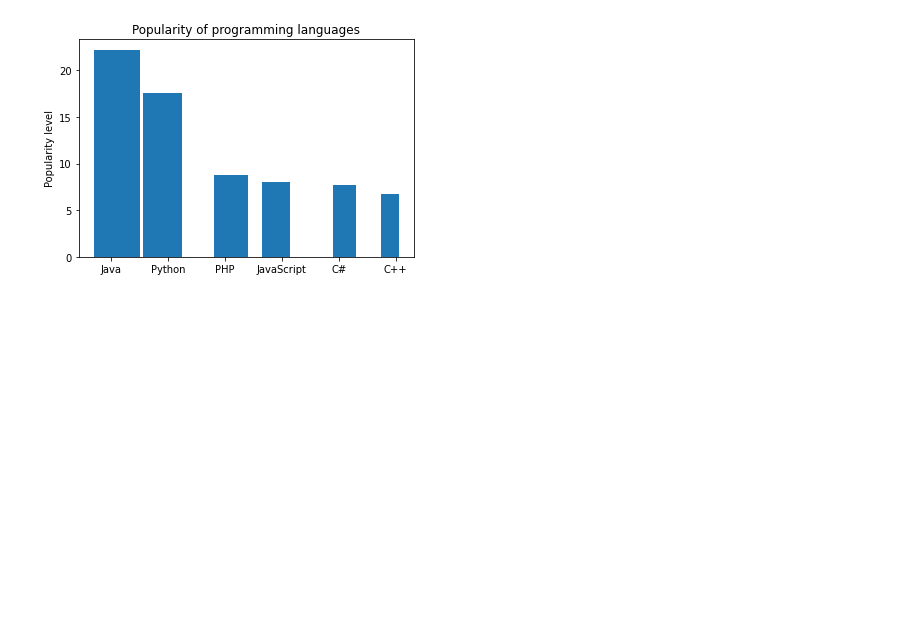
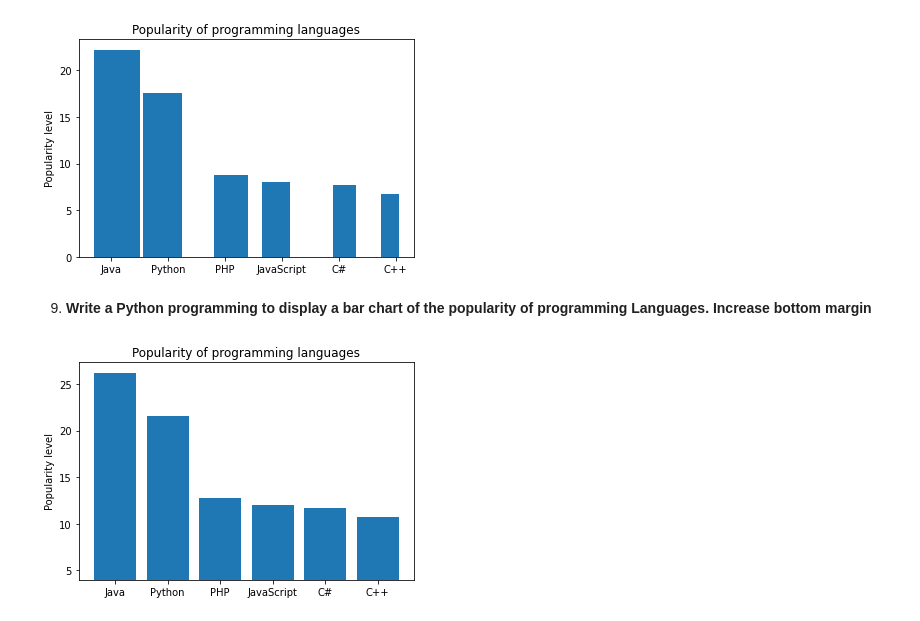
Before and after one commit to NishanthRajkumar/Python-Libraries, a Jupyter notebook: matplotlib_programs/matplotlib_barchart.ipynb, the cells around one changed output. Saved outputs shown, nothing was run; the diff lists cells and outputs as text; code cells hidden in the pictures; blank space fills up the shorter version.

Commit message:
feat: increase bottom margin

```diff
--- a/matplotlib_programs/matplotlib_barchart.ipynb
+++ b/matplotlib_programs/matplotlib_barchart.ipynb
@@ -138,3 +138,13 @@ plt.ylabel('Popularity level')
 plt.show()
 # %% [output]
 [figure]
+# %% [markdown]
+9. **Write a Python programming to display a bar chart of the popularity of programming Languages. Increase bottom margin**
+# %%
+# increase bottom of the bar margins
+plt.bar(programming_languages, popularity, bottom=4)
+plt.title('Popularity of programming languages')
+plt.ylabel('Popularity level')
+plt.show()
+# %% [output]
+[figure, added]
```
